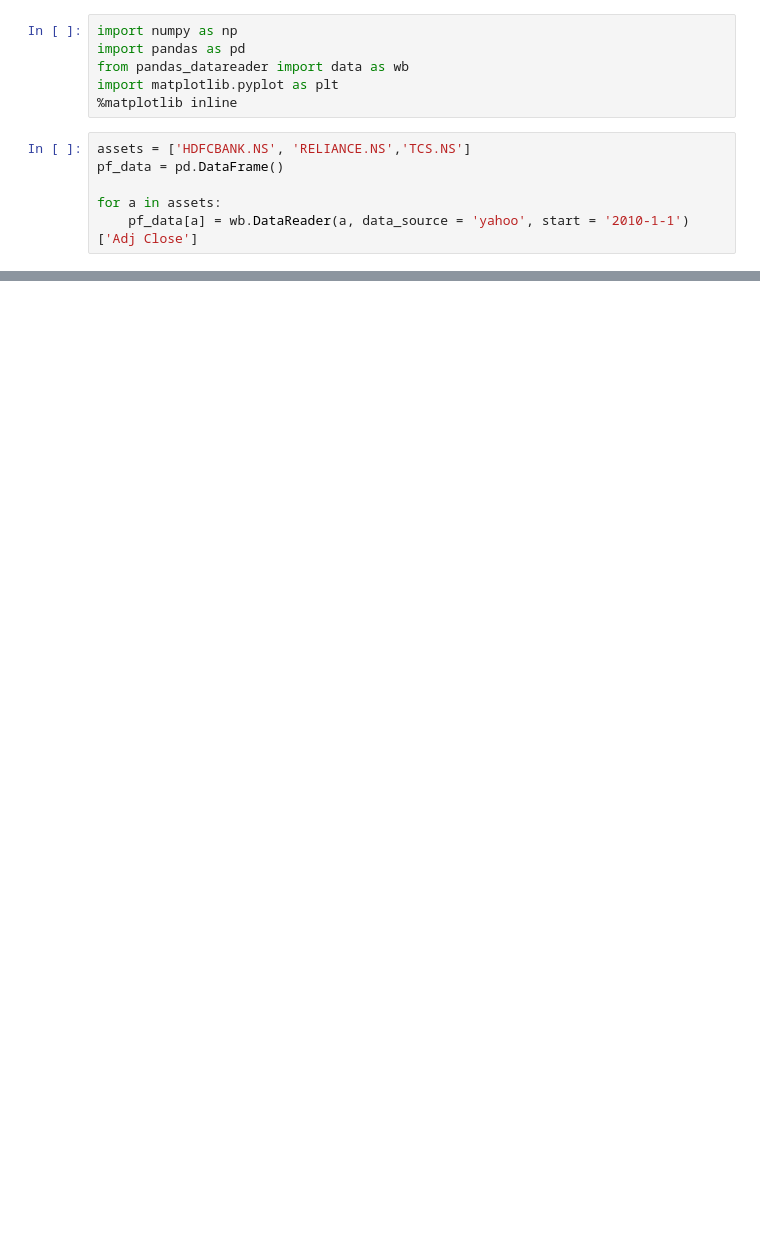
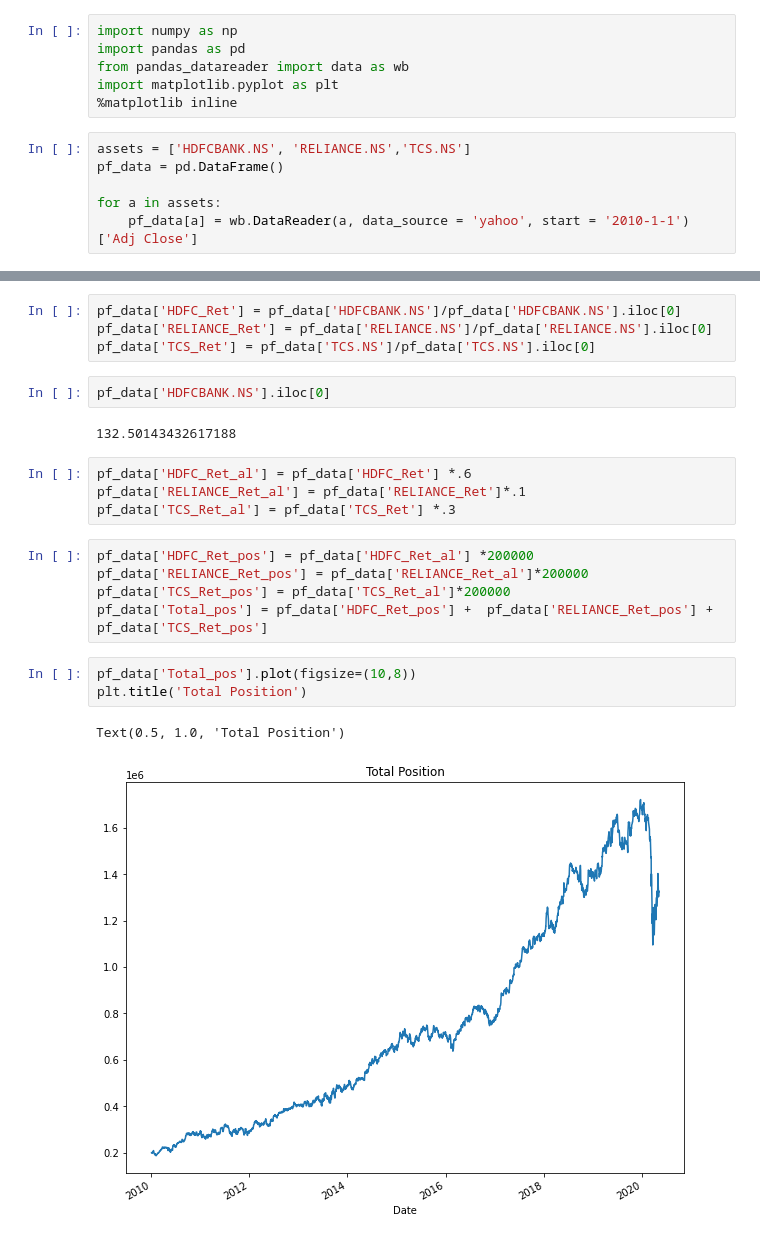
Before and after one commit to jesvin1/PortfolioManagement, a Jupyter notebook: Protfolio management.ipynb, the cells around one changed output, grey strips where cells are left out. Drawn from its saved outputs; the diff is of its cells as text; blank space fills up the shorter version.

```diff
--- a/Protfolio management.ipynb
+++ b/Protfolio management.ipynb
@@ -14,0 +25,23 @@ for a in assets:
+# %%
+pf_data['HDFC_Ret'] = pf_data['HDFCBANK.NS']/pf_data['HDFCBANK.NS'].iloc[0]
+pf_data['RELIANCE_Ret'] = pf_data['RELIANCE.NS']/pf_data['RELIANCE.NS'].iloc[0]
+pf_data['TCS_Ret'] = pf_data['TCS.NS']/pf_data['TCS.NS'].iloc[0]
+# %%
+pf_data['HDFCBANK.NS'].iloc[0]
+# %% [output]
+132.50143432617188
+# %%
+pf_data['HDFC_Ret_al'] = pf_data['HDFC_Ret'] *.6
+pf_data['RELIANCE_Ret_al'] = pf_data['RELIANCE_Ret']*.1
+pf_data['TCS_Ret_al'] = pf_data['TCS_Ret'] *.3
+# %%
+pf_data['HDFC_Ret_pos'] = pf_data['HDFC_Ret_al'] *200000
+pf_data['RELIANCE_Ret_pos'] = pf_data['RELIANCE_Ret_al']*200000
+pf_data['TCS_Ret_pos'] = pf_data['TCS_Ret_al']*200000
+pf_data['Total_pos'] = pf_data['HDFC_Ret_pos'] +  pf_data['RELIANCE_Ret_pos'] +  pf_data['TCS_Ret_pos']
+# %%
+pf_data['Total_pos'].plot(figsize=(10,8))
+plt.title('Total Position')
+# %% [output]
+Text(0.5, 1.0, 'Total Position')
+[figure, added]
```
Also changed, not shown: parts of 1 cell of this notebook.
